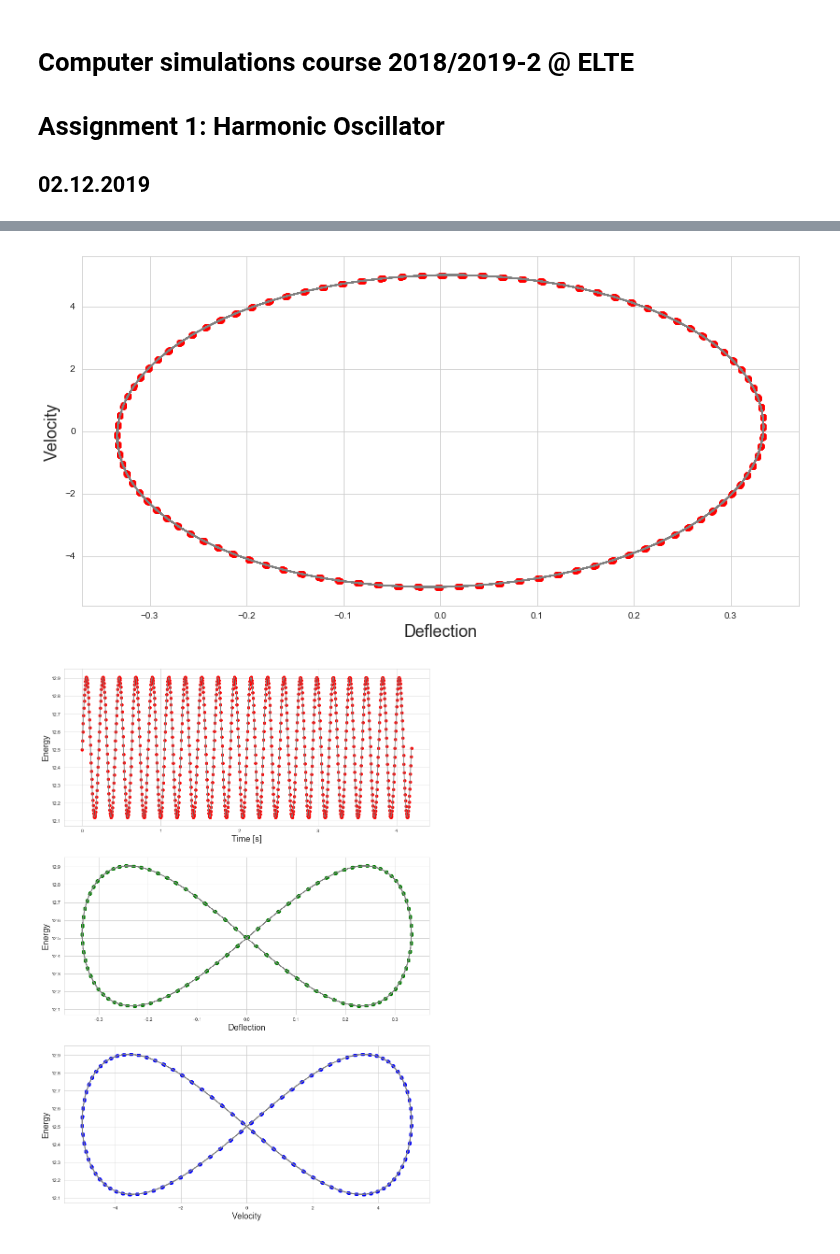
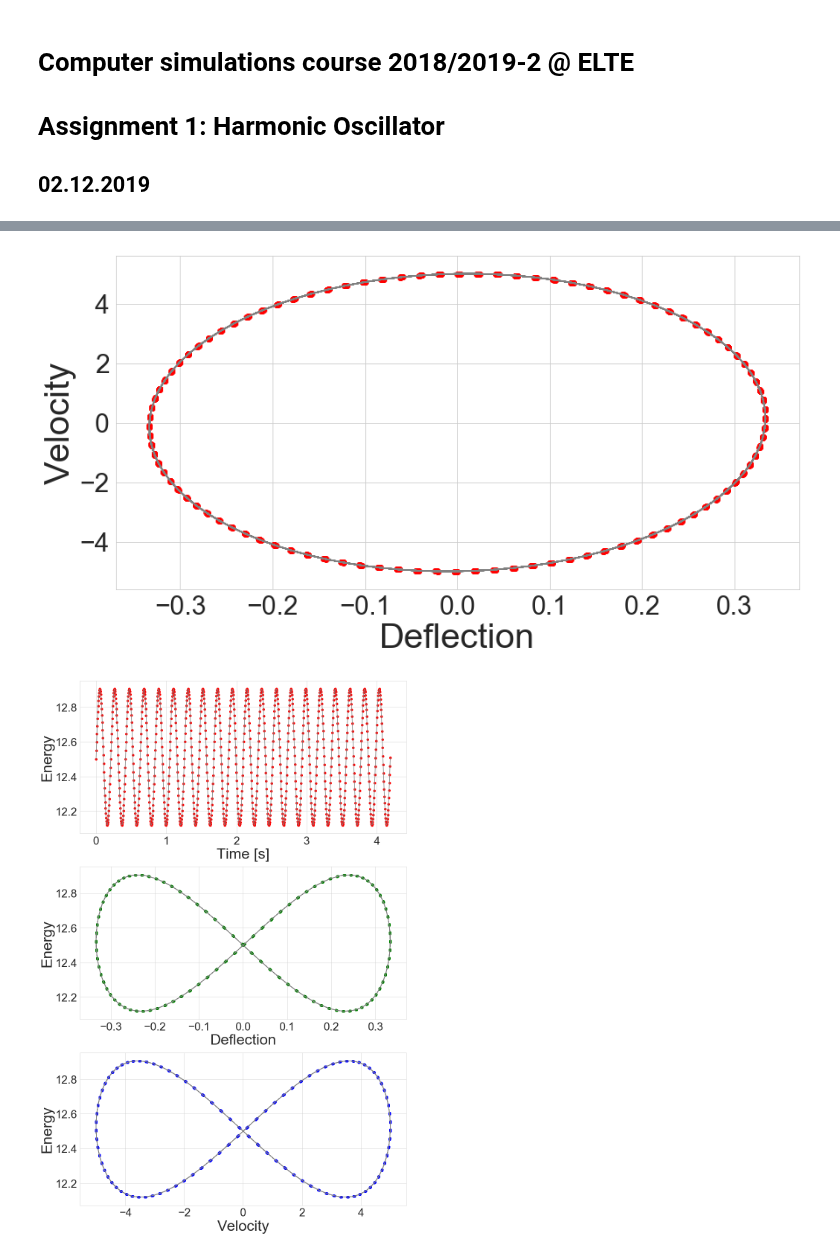
Before and after one commit to masterdesky/ELTE-comp-sim-2019, a Jupyter notebook: 1. Harmonic Oscillator/out/I. Harmonic Oscillator.ipynb, the cells around one changed output, grey strips where cells are left out. Drawn from its saved outputs; the diff is of its cells as text; code cells hidden in the pictures.

```diff
--- a/1. Harmonic Oscillator/out/I. Harmonic Oscillator.ipynb
+++ b/1. Harmonic Oscillator/out/I. Harmonic Oscillator.ipynb
@@ -58,32 +69,41 @@ fig, axes = plt.subplots(nrows=nrows, ncols=ncols, figsize=(ncols*14, nrows*7))
 axes.plot(data[:,1], data[:,2], color='grey')
 axes.scatter(data[:,1], data[:,2], color='red')
 
-axes.set_xlabel('Deflection', fontsize=18)
-axes.set_ylabel('Velocity', fontsize=18)
+axes.set_xlabel('Deflection', fontsize=40)
+axes.set_ylabel('Velocity', fontsize=40)
 
+axes.tick_params(axis='both', which='major', labelsize=30)
+
+plt.savefig('..\\Documentation\\src\\images\\def_vel.eps', format='eps', dpi=1200)
 plt.show()
 # %% [output]
-[figure, old version]
+[figure, new version]
 # %%
 nrows = 3
 ncols = 1
 fig, axes = plt.subplots(nrows=nrows, ncols=ncols, figsize=(ncols*14, nrows*7))
 
 axes[0].plot(data[:,0], data[:,3], color='grey')
 axes[1].plot(data[:,1], data[:,3], color='grey')
 axes[2].plot(data[:,2], data[:,3], color='grey')
 
 axes[0].scatter(data[:,0], data[:,3], color='red')
 axes[1].scatter(data[:,1], data[:,3], color='green')
 axes[2].scatter(data[:,2], data[:,3], color='blue')
 
-axes[0].set_xlabel('Time [s]', fontsize=18)
-axes[0].set_ylabel('Energy', fontsize=18)
-axes[1].set_xlabel('Deflection', fontsize=18)
-axes[1].set_ylabel('Energy', fontsize=18)
-axes[2].set_xlabel('Velocity', fontsize=18)
-axes[2].set_ylabel('Energy', fontsize=18)
+axes[0].set_xlabel('Time [s]', fontsize=40)
+axes[0].set_ylabel('Energy', fontsize=40)
+axes[1].set_xlabel('Deflection', fontsize=40)
+axes[1].set_ylabel('Energy', fontsize=40)
+axes[2].set_xlabel('Velocity', fontsize=40)
+axes[2].set_ylabel('Energy', fontsize=40)
 
+axes[0].tick_params(axis='both', which='major', labelsize=30)
+axes[1].tick_params(axis='both', which='major', labelsize=30)
+axes[2].tick_params(axis='both', which='major', labelsize=30)
+
+fig.tight_layout()
+plt.savefig('..\\Documentation\\src\\images\\energy.eps', format='eps', dpi=1200)
 plt.show()
 # %% [output]
-[figure, old version]
+[figure, new version]
```
Also changed, not shown: parts of 2 cells of this notebook, 9 other files.
